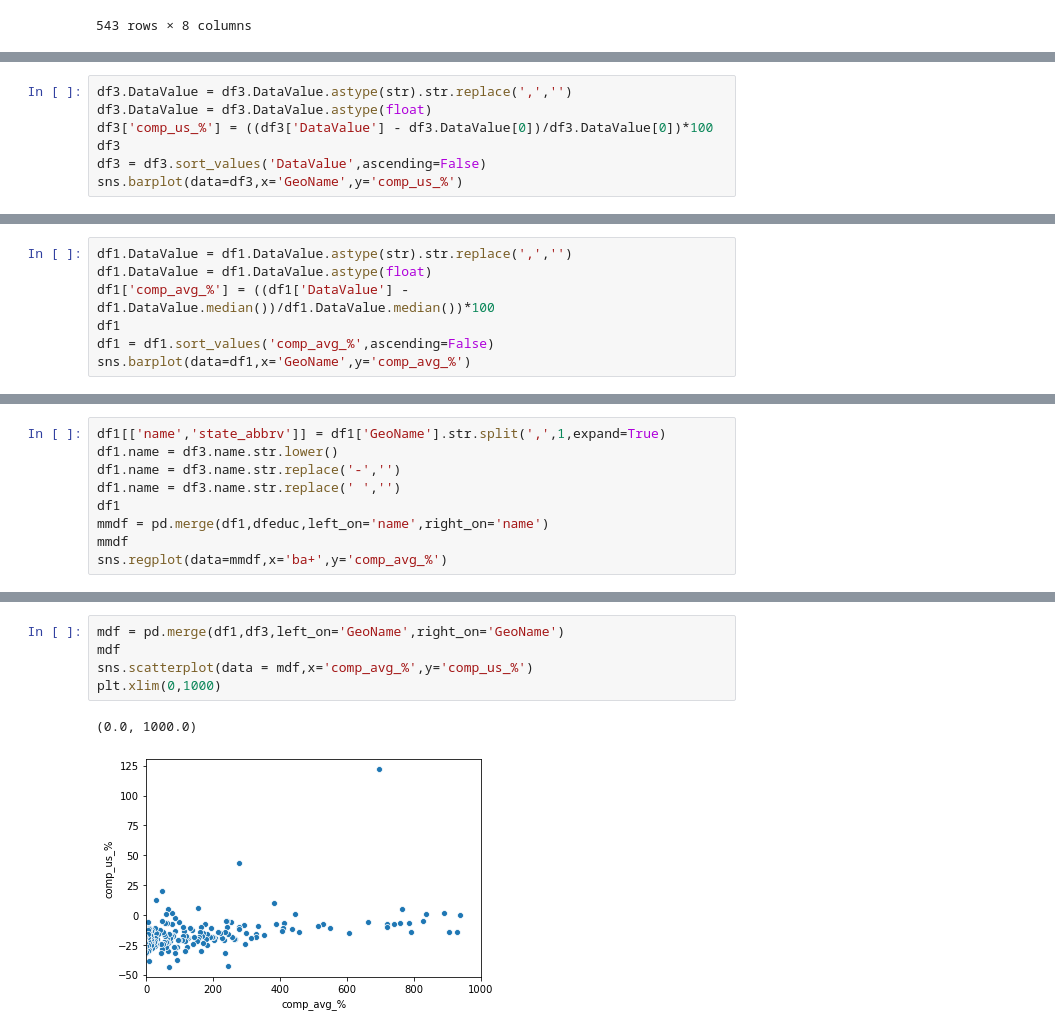
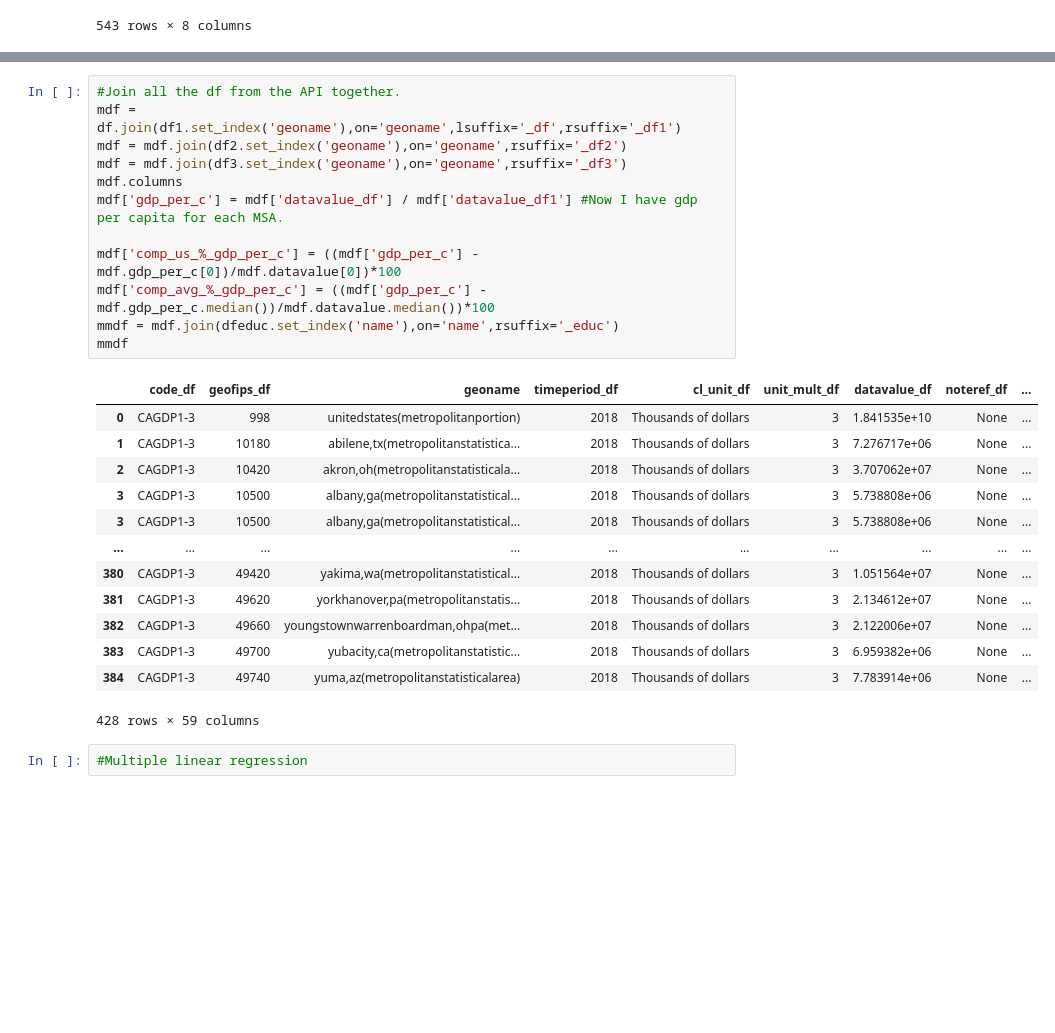
Before and after one commit to 107SBakst/107SBakst.github.io, a Jupyter notebook: Python/project_oecd4.ipynb, the cells around one changed output, grey strips where cells are left out. Saved outputs shown, nothing was run; the diff lists cells and outputs as text; blank space fills up the shorter version.

```diff
--- a/Python/project_oecd4.ipynb
+++ b/Python/project_oecd4.ipynb
@@ -239,7 +159,0 @@ See the caveats in the documentation: https://pandas.pydata.org/pandas-docs/stab
-# %%
-df3.DataValue = df3.DataValue.astype(str).str.replace(',','')
-df3.DataValue = df3.DataValue.astype(float)
-df3['comp_us_%'] = ((df3['DataValue'] - df3.DataValue[0])/df3.DataValue[0])*100
-df3
-df3 = df3.sort_values('DataValue',ascending=False)
-sns.barplot(data=df3,x='GeoName',y='comp_us_%')
@@ -249,7 +159,0 @@ sns.barplot(data=df3,x='GeoName',y='comp_us_%')
-# %%
-df1.DataValue = df1.DataValue.astype(str).str.replace(',','')
-df1.DataValue = df1.DataValue.astype(float)
-df1['comp_avg_%'] = ((df1['DataValue'] - df1.DataValue.median())/df1.DataValue.median())*100
-df1
-df1 = df1.sort_values('comp_avg_%',ascending=False)
-sns.barplot(data=df1,x='GeoName',y='comp_avg_%')
@@ -259,9 +159,0 @@ sns.barplot(data=df1,x='GeoName',y='comp_avg_%')
-# %%
-df1[['name','state_abbrv']] = df1['GeoName'].str.split(',',1,expand=True)
-df1.name = df3.name.str.lower()
-df1.name = df3.name.str.replace('-','')
-df1.name = df3.name.str.replace(' ','')
-df1
-mmdf = pd.merge(df1,dfeduc,left_on='name',right_on='name')
-mmdf
-sns.regplot(data=mmdf,x='ba+',y='comp_avg_%')
@@ -271,8 +160,28 @@ sns.regplot(data=mmdf,x='ba+',y='comp_avg_%')
-# %%
-mdf = pd.merge(df1,df3,left_on='GeoName',right_on='GeoName')
-mdf
-sns.scatterplot(data = mdf,x='comp_avg_%',y='comp_us_%')
-plt.xlim(0,1000)
-# %% [output]
-(0.0, 1000.0)
-[figure, removed]
+# %%
+#Join all the df from the API together.
+mdf = df.join(df1.set_index('geoname'),on='geoname',lsuffix='_df',rsuffix='_df1')
+mdf = mdf.join(df2.set_index('geoname'),on='geoname',rsuffix='_df2')
+mdf = mdf.join(df3.set_index('geoname'),on='geoname',rsuffix='_df3')
+mdf.columns
+mdf['gdp_per_c'] = mdf['datavalue_df'] / mdf['datavalue_df1'] #Now I have gdp per capita for each MSA.
+
+mdf['comp_us_%_gdp_per_c'] = ((mdf['gdp_per_c'] - mdf.gdp_per_c[0])/mdf.datavalue[0])*100
+mdf['comp_avg_%_gdp_per_c'] = ((mdf['gdp_per_c'] - mdf.gdp_per_c.median())/mdf.datavalue.median())*100
+mmdf = mdf.join(dfeduc.set_index('name'),on='name',rsuffix='_educ')
+mmdf
+# %% [output]
+|  | code_df | geofips_df | geoname | timeperiod_df | cl_unit_df | unit_mult_df | datavalue_df | noteref_df | ... |
+| 0 | CAGDP1-3 | 998 | unitedstates(metropolitanportion) | 2018 | Thousands of dollars | 3 | 1.841535e+10 | None | ... |
+| 1 | CAGDP1-3 | 10180 | abilene,tx(metropolitanstatistica... | 2018 | Thousands of dollars | 3 | 7.276717e+06 | None | ... |
+| 2 | CAGDP1-3 | 10420 | akron,oh(metropolitanstatisticala... | 2018 | Thousands of dollars | 3 | 3.707062e+07 | None | ... |
+| 3 | CAGDP1-3 | 10500 | albany,ga(metropolitanstatistical... | 2018 | Thousands of dollars | 3 | 5.738808e+06 | None | ... |
+| 3 | CAGDP1-3 | 10500 | albany,ga(metropolitanstatistical... | 2018 | Thousands of dollars | 3 | 5.738808e+06 | None | ... |
+| ... | ... | ... | ... | ... | ... | ... | ... | ... | ... |
+| 380 | CAGDP1-3 | 49420 | yakima,wa(metropolitanstatistical... | 2018 | Thousands of dollars | 3 | 1.051564e+07 | None | ... |
+| 381 | CAGDP1-3 | 49620 | yorkhanover,pa(metropolitanstatis... | 2018 | Thousands of dollars | 3 | 2.134612e+07 | None | ... |
+| 382 | CAGDP1-3 | 49660 | youngstownwarrenboardman,ohpa(met... | 2018 | Thousands of dollars | 3 | 2.122006e+07 | None | ... |
+| 383 | CAGDP1-3 | 49700 | yubacity,ca(metropolitanstatistic... | 2018 | Thousands of dollars | 3 | 6.959382e+06 | None | ... |
+| 384 | CAGDP1-3 | 49740 | yuma,az(metropolitanstatisticalarea) | 2018 | Thousands of dollars | 3 | 7.783914e+06 | None | ... |
+428 rows × 59 columns
+# %%
+#Multiple linear regression
```
Also changed, not shown: parts of 6 cells of this notebook.
